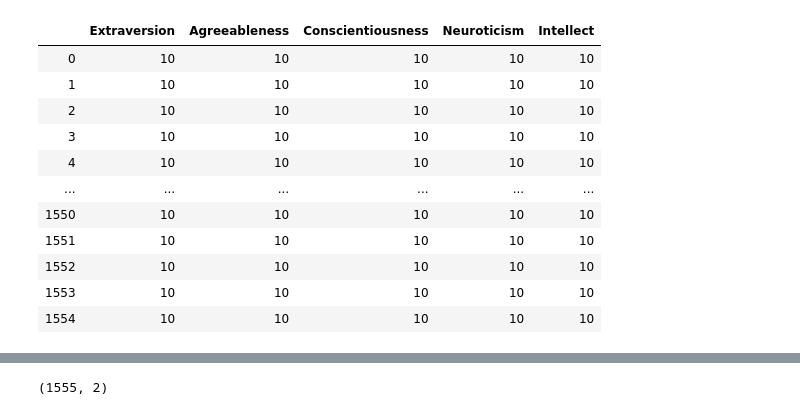
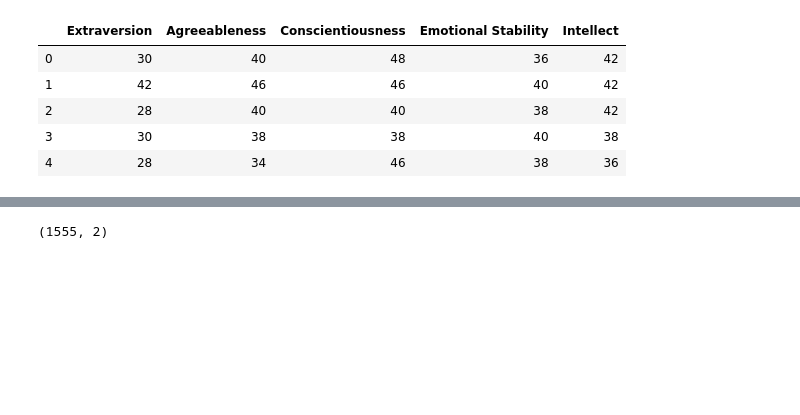
Before and after one commit to PhathuAuti/data-wrangling, a Jupyter notebook: Data Wrangling.ipynb, the cells around one changed output, grey strips where cells are left out. Drawn from its saved outputs; the diff is of its cells as text; code cells hidden in the pictures; blank space fills up the shorter version.

Commit message:
Added The Function of Scores

```diff
--- a/Data Wrangling.ipynb
+++ b/Data Wrangling.ipynb
@@ -85,0 +18,3 @@ personality_scores.head()
+# %%
+personality_scores = personality_scores.dropna(axis = 'columns')
+personality_scores.head()
@@ -94,83 +37,76 @@ assert len(persona_scores) == len(personality_scores)
 data_rows = personality_scores.values.tolist()
 def counting_personal_score_values(data_rows):
     # I want this function to count how many 1s, 2s, 3s, 4s and 5s appear per row
-    rows = []
+    all_rows = []
     for row in data_rows:
-        rows.append(row)
+        all_rows.append(row)
 
-    value_counts = []
-    count_ones = []
-    count_twos = []
-    count_threes = []
-    count_fours = []
-    count_fives = []
+    counters_table = []
+    add_for_ones = []
+    add_for_twos = []
+    add_for_threes = []
+    add_for_fours = []
+    add_for_fives = []
 
-    for each_row in rows:
+    for each_row in all_rows:
         current_row = each_row
         ones = 0
         twos = 0
         threes = 0
         fours = 0
         fives = 0
 
         for each_val in current_row:
 
             if type(each_val) == str:
                 if each_val[1] == '1':
-                    ones += 1
+                    ones += int(each_val[4])
                 if each_val[1] == '2':
-                    twos += 1
+                    twos += int(each_val[4])
                 if each_val[1] == '3':
-                    threes += 1
+                    threes += int(each_val[4])
                 if each_val[1] == '4':
-                    fours += 1
+                    fours += int(each_val[4])
                 if each_val[1] == '5':
-                    fives += 1
-        count_ones.append(ones)
-        count_twos.append(twos)
-        count_threes.append(threes)
-        count_fours.append(fours)
-        count_fives.append(fives)
+                    fives += int(each_val[4])
+        add_for_ones.append(ones)
+        add_for_twos.append(twos)
+        add_for_threes.append(threes)
+        add_for_fours.append(fours)
+        add_for_fives.append(fives)
 
-    value_counts.append(count_ones)
-    value_counts.append(count_twos)
-    value_counts.append(count_threes)
-    value_counts.append(count_fours)
-    value_counts.append(count_fives)
+    counters_table.append(add_for_ones)
+    counters_table.append(add_for_twos)
+    counters_table.append(add_for_threes)
+    counters_table.append(add_for_fours)
+    counters_table.append(add_for_fives)
 
-    return value_counts
+    return counters_table
 
 
 
 
 # Create rows to work with
-value_counts = counting_personal_score_values(data_rows)
-df_count = pd.DataFrame(value_counts)
+counters_table = counting_personal_score_values(data_rows)
+df_count = pd.DataFrame(counters_table)
 df_count = df_count.transpose()
 df_count.shape
-df_count = df_count.rename(columns={
-    '0':'Extraversion',
-    '1':'Agreeableness',
-    '2':'Conscientiousness',
-    '3':'Neuroticism',
-    '4':'Intellect'})
+df_count = df_count.rename(columns={'0':'Extraversion',
+                                    '1':'Agreeableness',
+                                    '2':'Conscientiousness',
+                                    '3':'Emotional Stability',
+                                    '4':'Intellect'})
 df_count.columns = ['Extraversion',
-    'Agreeableness',
-    'Conscientiousness',
-    'Neuroticism',
-    'Intellect']
-df_count
+                    'Agreeableness',
+                    'Conscientiousness',
+                    'Emotional Stability',
+                    'Intellect']
 # df_count.shape
+df_count.head()
 # %% [output]
-|  | Extraversion | Agreeableness | Conscientiousness | Neuroticism | Intellect |
-| 0 | 10 | 10 | 10 | 10 | 10 |
-| 1 | 10 | 10 | 10 | 10 | 10 |
-| 2 | 10 | 10 | 10 | 10 | 10 |
-| 3 | 10 | 10 | 10 | 10 | 10 |
-| 4 | 10 | 10 | 10 | 10 | 10 |
-| ... | ... | ... | ... | ... | ... |
-| 1550 | 10 | 10 | 10 | 10 | 10 |
-| 1551 | 10 | 10 | 10 | 10 | 10 |
-| 1552 | 10 | 10 | 10 | 10 | 10 |
-| 1553 | 10 | 10 | 10 | 10 | 10 |
-| 1554 | 10 | 10 | 10 | 10 | 10 |
+|  | Extraversion | Agreeableness | Conscientiousness | Emotional Stability | Intellect |
+| 0 | 30 | 40 | 48 | 36 | 42 |
+| 1 | 42 | 46 | 46 | 40 | 42 |
+| 2 | 28 | 40 | 40 | 38 | 42 |
+| 3 | 30 | 38 | 38 | 40 | 38 |
+| 4 | 28 | 34 | 46 | 38 | 36 |
```
Also changed, not shown: parts of 8 cells of this notebook.
